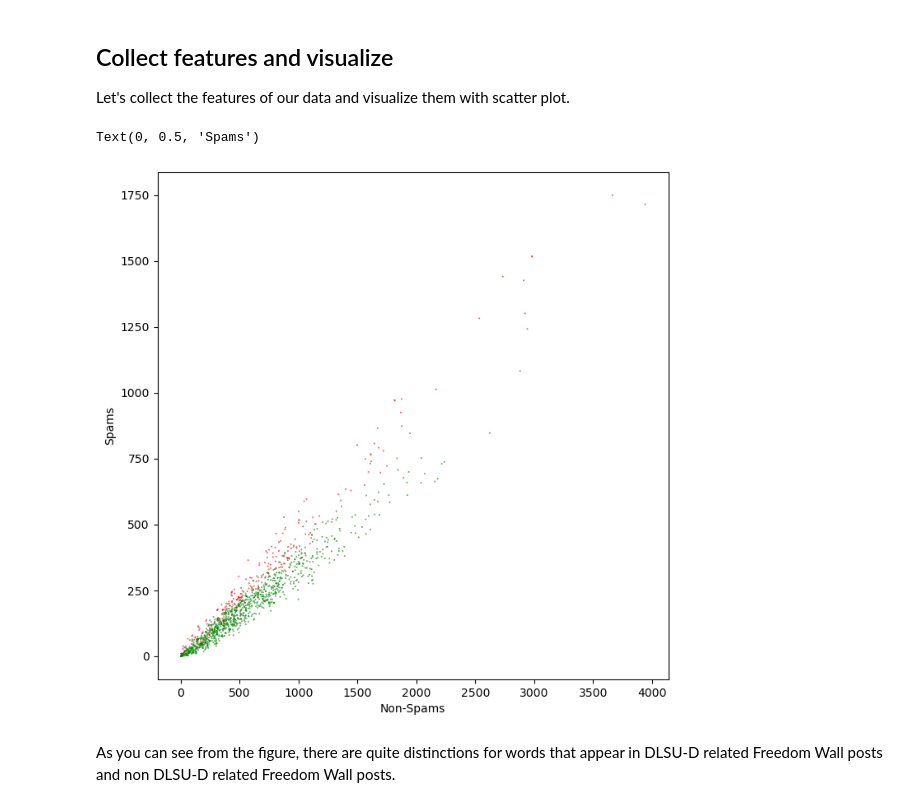
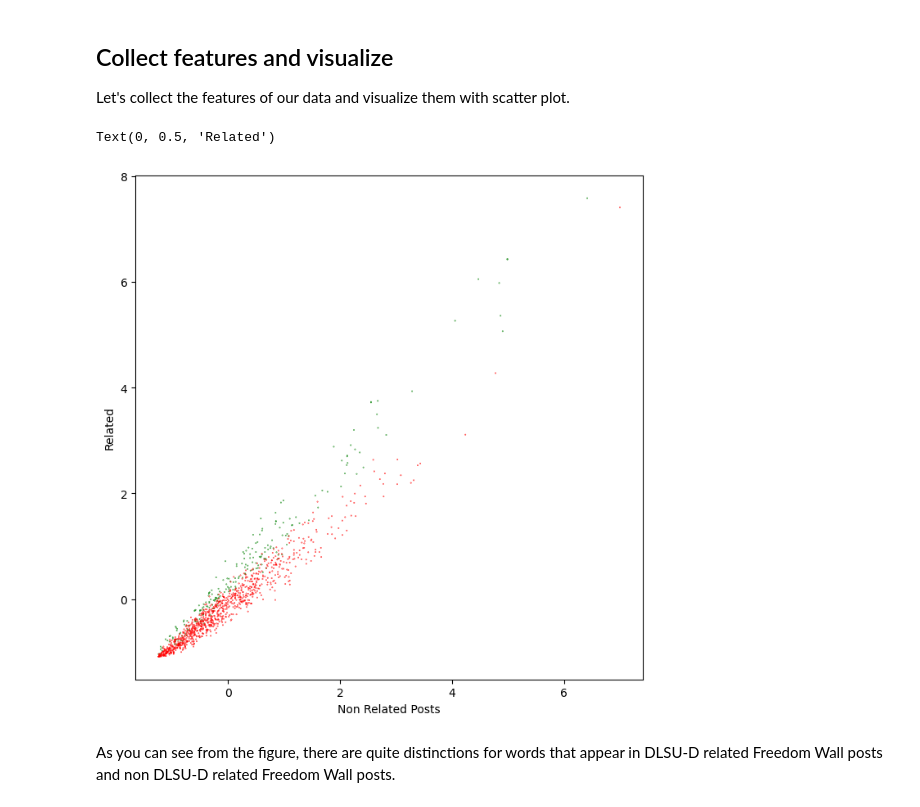
Before and after one commit to mayolito-waje/BCS33_ML_NLP_research, a Jupyter notebook: prototype_model.ipynb, the cells around one changed output. Drawn from its saved outputs; the diff is of its cells as text; code cells hidden in the pictures.

```diff
--- a/prototype_model.ipynb
+++ b/prototype_model.ipynb
@@ -16,6 +17,8 @@ nltk.download('stopwords')
 [nltk_data] Downloading package stopwords to /home/mayo/nltk_data...
 [nltk_data]   Package stopwords is already up-to-date!
 True
+# %%
+scaler = StandardScaler()
 # %% [markdown]
 ## Loading dataset
 
@@ -256,14 +259,15 @@ Y = train_y
 # %%
 fig, ax = plt.subplots(figsize = (8, 8))
 
-colors = ['green', 'red']
+colors = ['r', 'g']
+scaled_X = scaler.fit_transform(X)
 
-ax.scatter(X[:, 2], X[:, 1], c=[colors[int(np.squeeze(k))] for k in Y], s = 0.1)
-plt.xlabel('Non-Spams')
-plt.ylabel('Spams')
+ax.scatter(scaled_X[:, 2], scaled_X[:, 1], c=[colors[int(np.squeeze(k))] for k in Y], s = 0.1)
+plt.xlabel('Non Related Posts')
+plt.ylabel('Related')
 # %% [output]
-Text(0, 0.5, 'Spams')
+Text(0, 0.5, 'Related')
-[figure, old version]
+[figure, new version]
 # %% [markdown]
 As you can see from the figure, there are quite distinctions for words that appear in DLSU-D related Freedom Wall posts and non DLSU-D related Freedom Wall posts.
 # %% [markdown]
```
Also changed, not shown: parts of 7 cells of this notebook.
